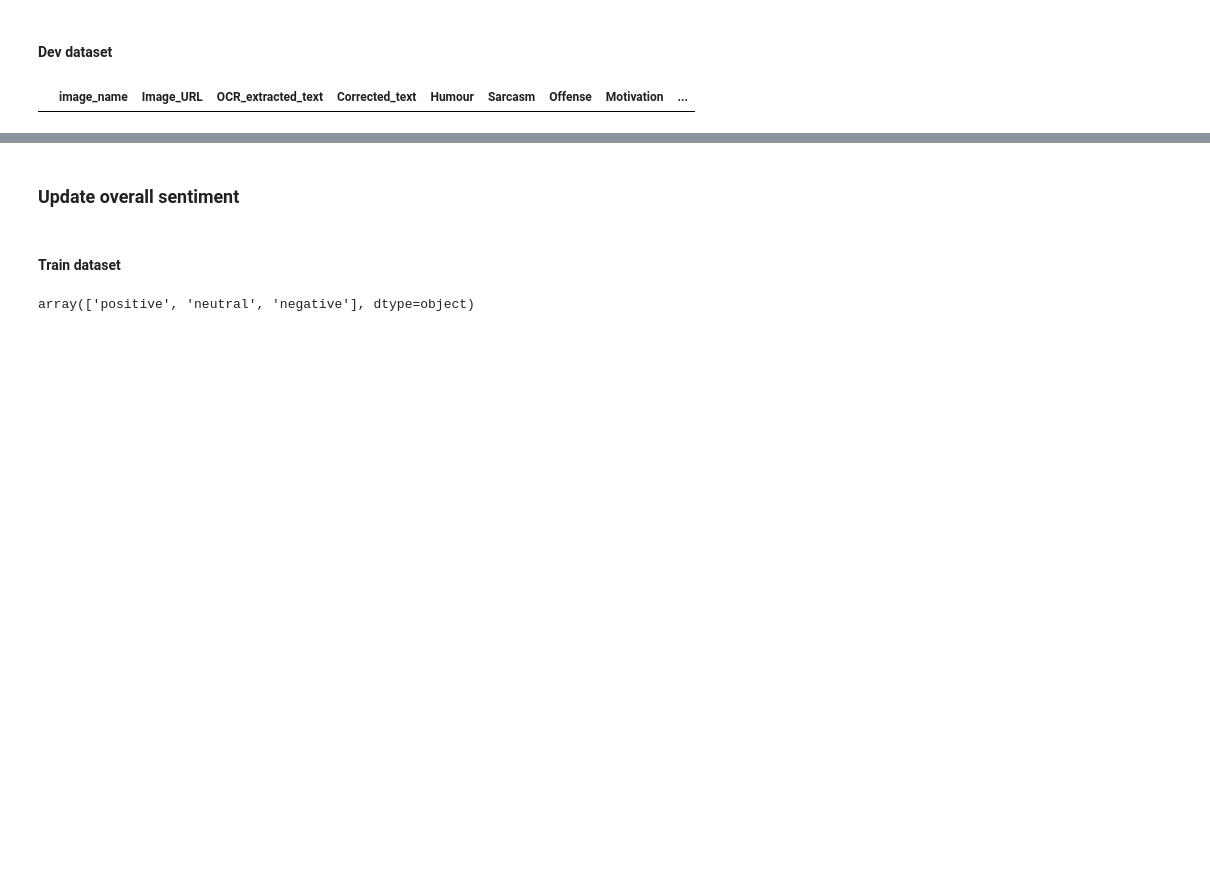
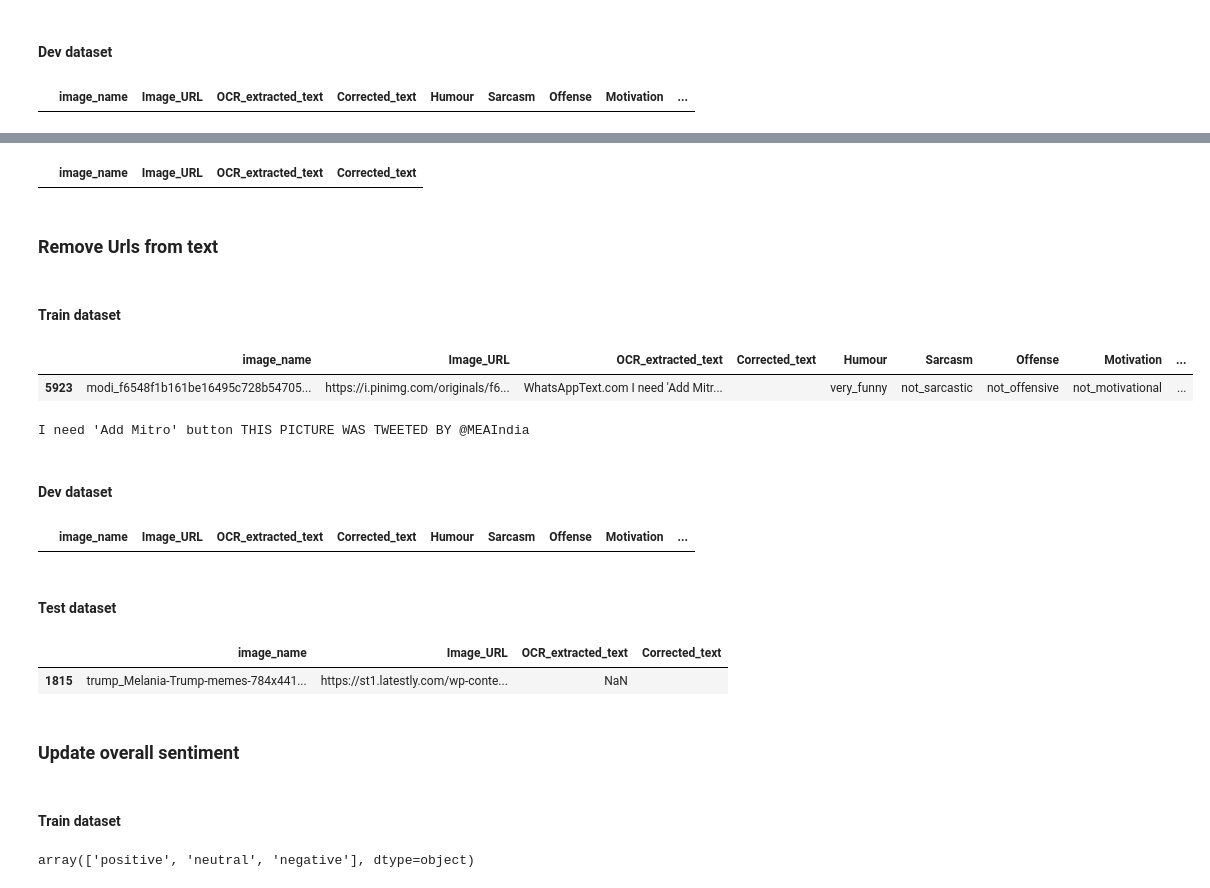
Before and after one commit to bonheml/SESAM, a Jupyter notebook: src/data_analysis/data_cleaning.ipynb, the cells around one changed output, grey strips where cells are left out. Saved outputs shown, nothing was run; the diff lists cells and outputs as text; code cells hidden in the pictures; blank space fills up the shorter version.

```diff
--- a/src/data_analysis/data_cleaning.ipynb
+++ b/src/data_analysis/data_cleaning.ipynb
@@ -181,0 +249,6 @@ dev[dev.duplicated()]
+# %%
+test[test.duplicated()]
+# %% [output]
+|  | image_name | Image_URL | OCR_extracted_text | Corrected_text |
+# %% [markdown]
+### Remove Urls from text
@@ -181,0 +258,2 @@ dev[dev.duplicated()]
+# %% [markdown]
+#### Train dataset
@@ -181,0 +264,16 @@ dev[dev.duplicated()]
+# %%
+train[train['Corrected_text'] == '']
+# %% [output]
+|  | image_name | Image_URL | OCR_extracted_text | Corrected_text | Humour | Sarcasm | Offense | Motivation | ... |
+| 5923 | modi_f6548f1b161be16495c728b54705... | https://i.pinimg.com/originals/f6... | WhatsAppText.com I need 'Add Mitr... |  | very_funny | not_sarcastic | not_offensive | not_motivational | ... |
+# %%
+import re
+
+corrected_text = train.loc[5923, "OCR_extracted_text"]
+corrected_text = re.sub(url_regex, '', corrected_text, flags=re.IGNORECASE)
+corrected_text = re.sub(copyright_regex, '', corrected_text, flags=re.IGNORECASE)
+corrected_text = corrected_text.strip()
+print(corrected_text)
+train.loc[5923, "Corrected_text"] = corrected_text
+# %% [output]
+I need 'Add Mitro' button THIS PICTURE WAS TWEETED BY @MEAIndia
@@ -181,0 +282,2 @@ dev[dev.duplicated()]
+# %% [markdown]
+#### Dev dataset
@@ -181,0 +288,4 @@ dev[dev.duplicated()]
+# %%
+dev[dev['Corrected_text'] == '']
+# %% [output]
+|  | image_name | Image_URL | OCR_extracted_text | Corrected_text | Humour | Sarcasm | Offense | Motivation | ... |
@@ -181,0 +294,2 @@ dev[dev.duplicated()]
+# %% [markdown]
+#### Test dataset
@@ -181,0 +300,5 @@ dev[dev.duplicated()]
+# %%
+test[test['Corrected_text'] == '']
+# %% [output]
+|  | image_name | Image_URL | OCR_extracted_text | Corrected_text |
+| 1815 | trump_Melania-Trump-memes-784x441... | https://st1.latestly.com/wp-conte... | NaN |  |
```
Also changed, not shown: parts of 34 cells of this notebook, 1 other file.
